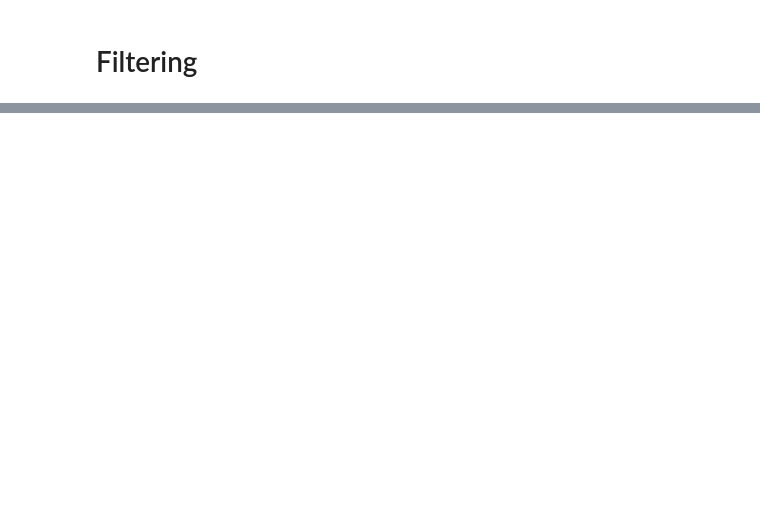
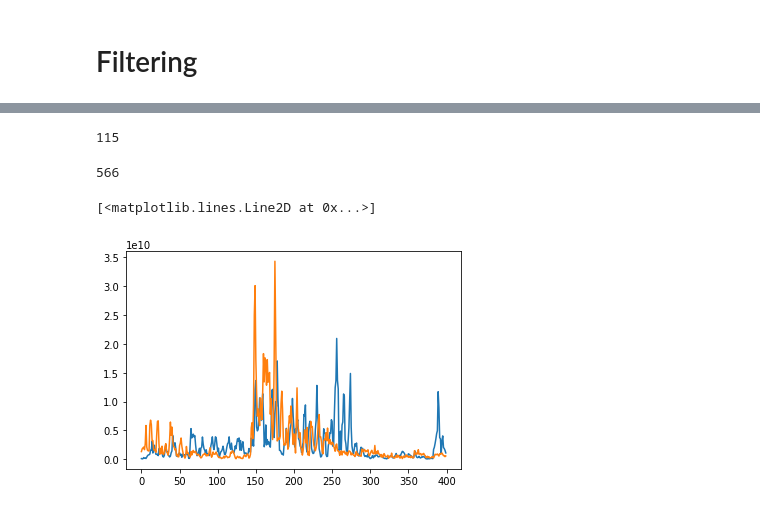
Before and after one commit to alpha358/audio_motif_search, a Jupyter notebook: analyse_two_series.ipynb, the cells around one changed output, grey strips where cells are left out. Cells and saved outputs as stored; diff of their text form; code cells hidden in the pictures; blank space fills up the shorter version.

```diff
--- a/analyse_two_series.ipynb
+++ b/analyse_two_series.ipynb
@@ -257,0 +251,14 @@ SyntaxError: invalid syntax (util.py, line 17)
+# %%
+idx_1[0]
+# %% [output]
+115
+# %%
+idx_2[0]
+# %% [output]
+566
+# %%
+plt.plot(mel_A[10, 1000:2000][idx_1[0]:idx_1[0]+400])
+plt.plot(mel_A[10, 1000:2000][idx_2[0]:idx_2[0]+400])
+# %% [output]
+[<matplotlib.lines.Line2D at 0x...>]
+[figure, added]
```
Also changed, not shown: parts of 12 cells of this notebook, 1 other file.
